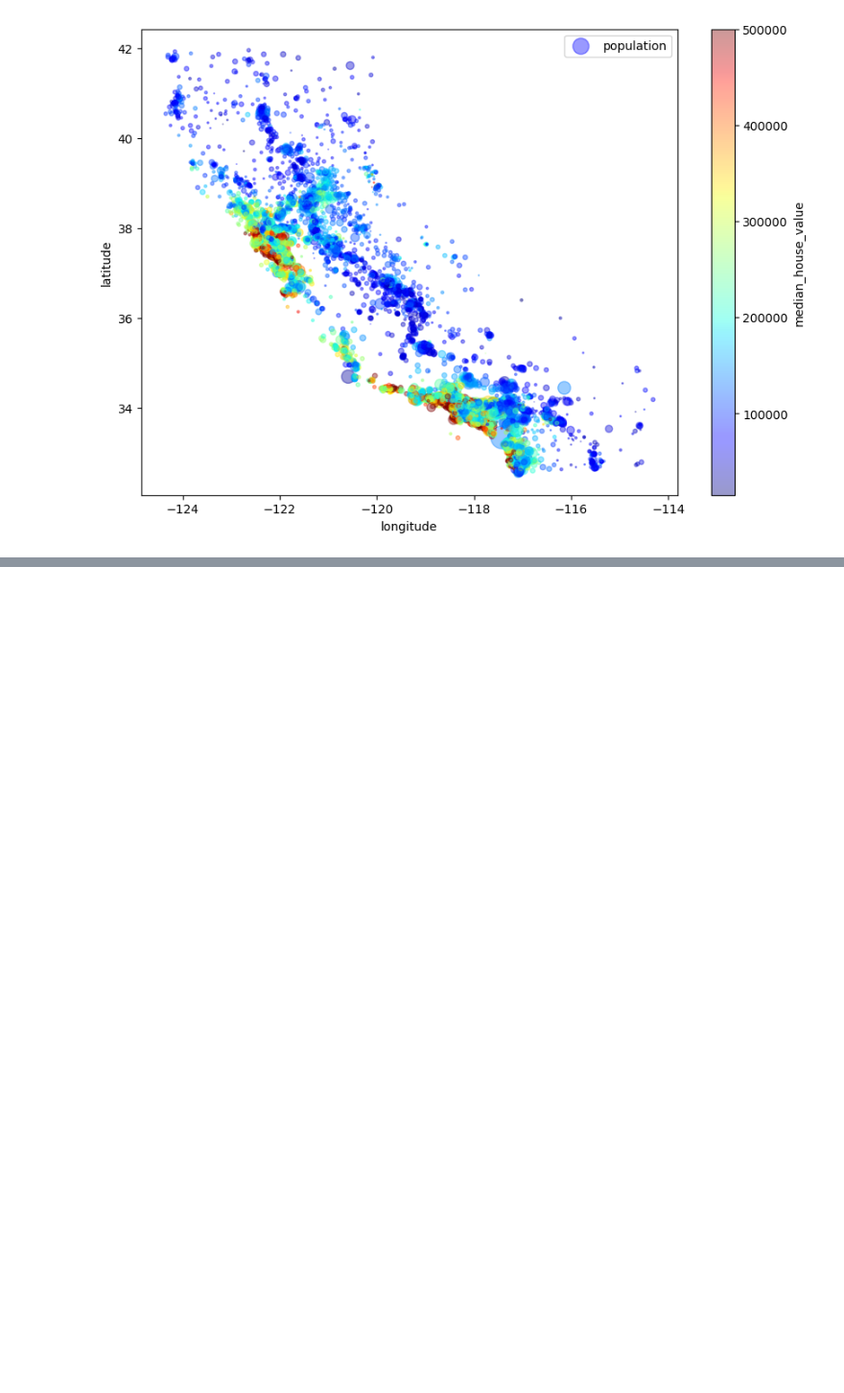
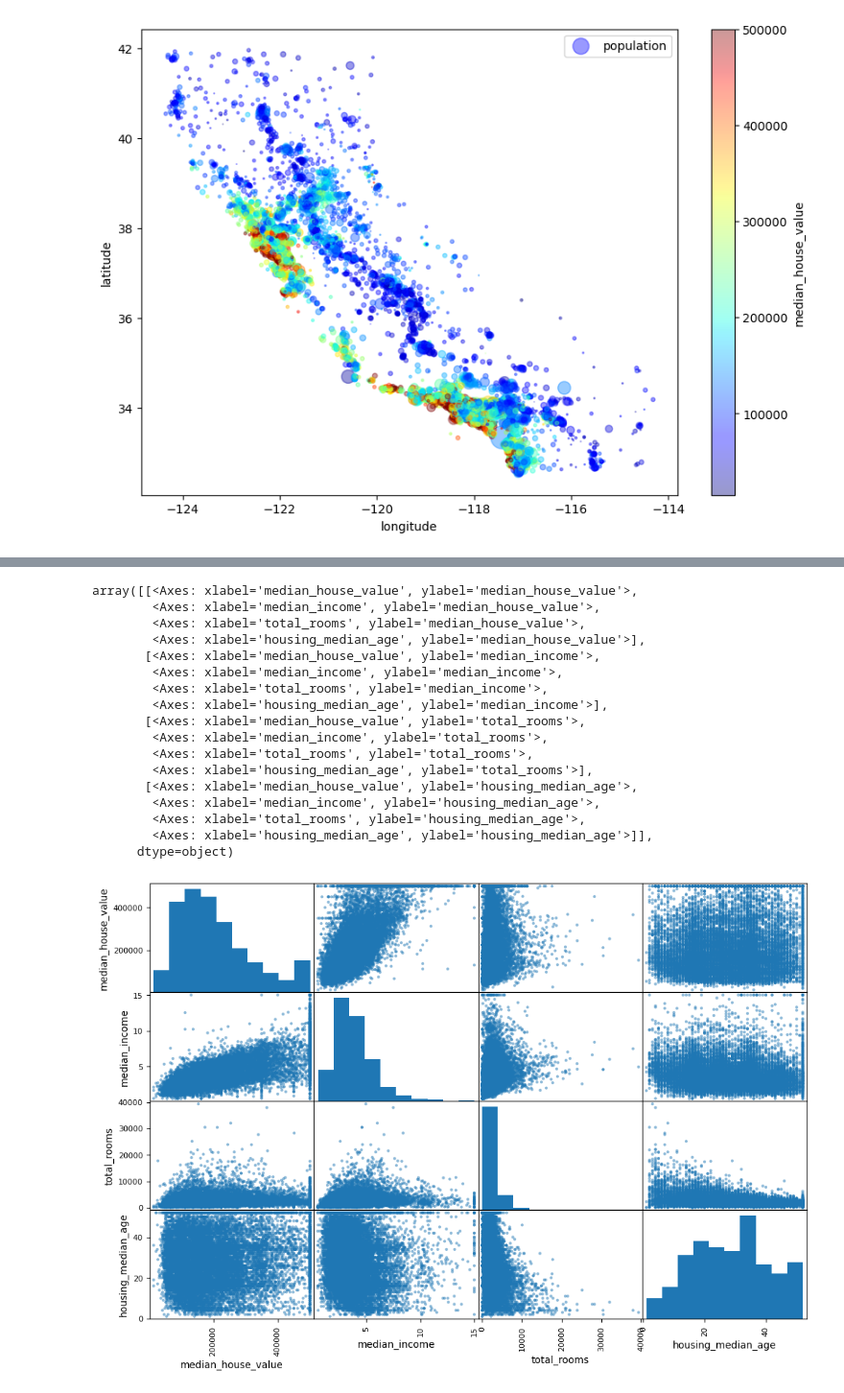
Before and after one commit to alinemitri/hands-on-ML-book, a Jupyter notebook: 02_project.ipynb, the cells around one changed output, grey strips where cells are left out. Shown at 96% size. Saved outputs shown, nothing was run; the diff lists cells and outputs as text; code cells hidden in the pictures; blank space fills up the shorter version.

Commit message:
looking for correlations

```diff
--- a/02_project.ipynb
+++ b/02_project.ipynb
@@ -188,3 +190,6 @@ plt.legend()
 # %% [output]
 <matplotlib.legend.Legend at 0x...>
 [figure]
+# %%
+#Drop column "ocean_proximity" bacause it has qualitative values
+housing_train_quant = housing_train.drop("ocean_proximity",axis=1)
@@ -190,0 +212,26 @@ plt.legend()
+# %%
+#Check for correlation with scatter_matrix considering the attributes
+# that seem most correlated with the median housing value
+from pandas.plotting import scatter_matrix
+
+attributes = ["median_house_value", "median_income", "total_rooms", "housing_median_age"]
+scatter_matrix(housing_train_quant[attributes], figsize=(12,8))
+# %% [output]
+array([[<Axes: xlabel='median_house_value', ylabel='median_house_value'>,
+        <Axes: xlabel='median_income', ylabel='median_house_value'>,
+        <Axes: xlabel='total_rooms', ylabel='median_house_value'>,
+        <Axes: xlabel='housing_median_age', ylabel='median_house_value'>],
+       [<Axes: xlabel='median_house_value', ylabel='median_income'>,
+        <Axes: xlabel='median_income', ylabel='median_income'>,
+        <Axes: xlabel='total_rooms', ylabel='median_income'>,
+        <Axes: xlabel='housing_median_age', ylabel='median_income'>],
+       [<Axes: xlabel='median_house_value', ylabel='total_rooms'>,
+        <Axes: xlabel='median_income', ylabel='total_rooms'>,
+        <Axes: xlabel='total_rooms', ylabel='total_rooms'>,
+        <Axes: xlabel='housing_median_age', ylabel='total_rooms'>],
+       [<Axes: xlabel='median_house_value', ylabel='housing_median_age'>,
+        <Axes: xlabel='median_income', ylabel='housing_median_age'>,
+        <Axes: xlabel='total_rooms', ylabel='housing_median_age'>,
+        <Axes: xlabel='housing_median_age', ylabel='housing_median_age'>]],
+      dtype=object)
+[figure, added]
```
Also changed, not shown: parts of 3 cells of this notebook.
